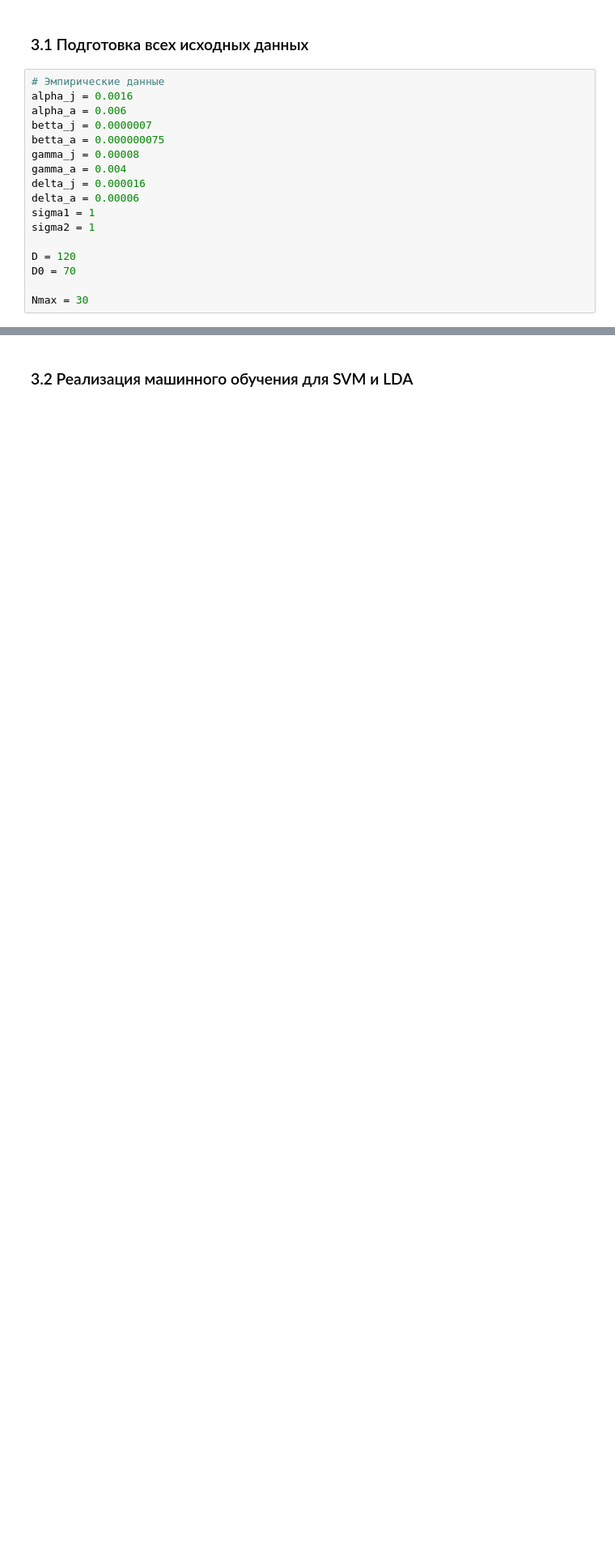
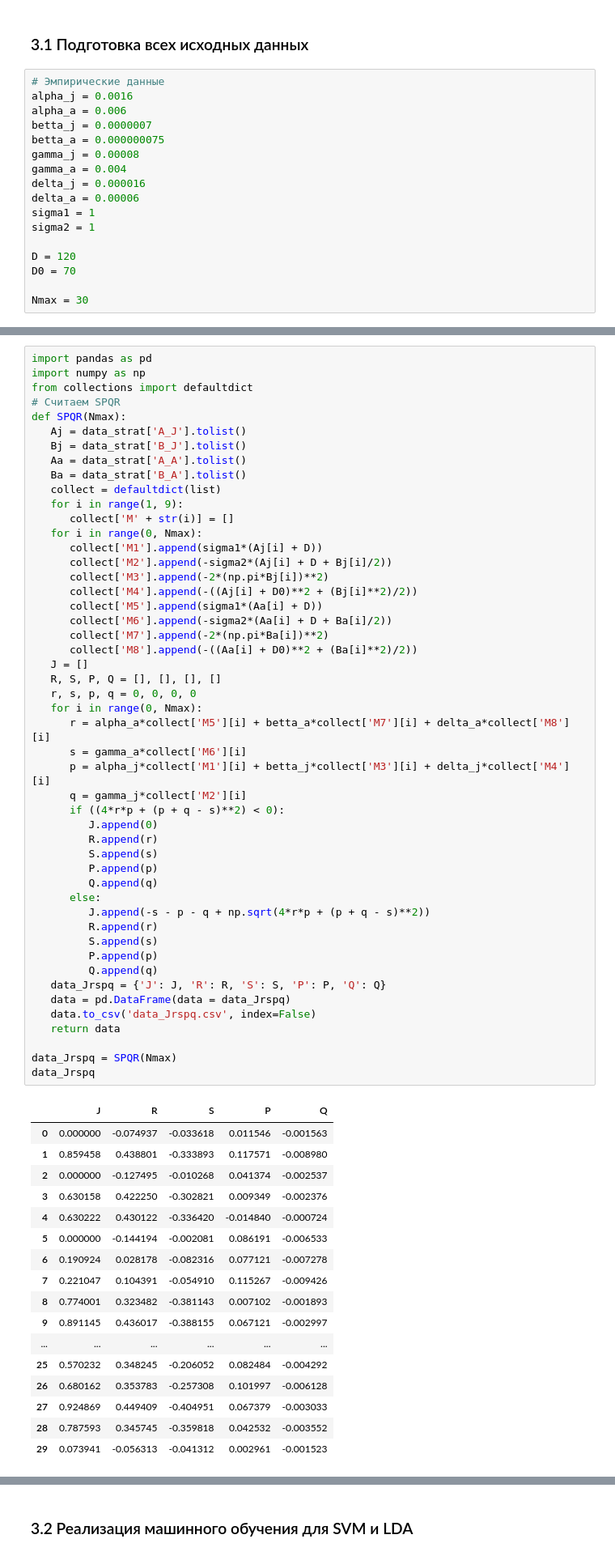
Before and after one commit to Breketov/MMPO, a Jupyter notebook: MMPO.ipynb, the cells around one changed output, grey strips where cells are left out. Shown at 81% size. Saved outputs shown, nothing was run; the diff lists cells and outputs as text; blank space fills up the shorter version.

```diff
--- a/MMPO.ipynb
+++ b/MMPO.ipynb
@@ -205,3 +205,70 @@ data_strat
+# %%
+import pandas as pd
+import numpy as np
+from collections import defaultdict
+# Считаем SPQR
+def SPQR(Nmax):
+   Aj = data_strat['A_J'].tolist()
+   Bj = data_strat['B_J'].tolist()
+   Aa = data_strat['A_A'].tolist()
+   Ba = data_strat['B_A'].tolist()
+   collect = defaultdict(list)
+   for i in range(1, 9):
+      collect['M' + str(i)] = []
+   for i in range(0, Nmax):
+      collect['M1'].append(sigma1*(Aj[i] + D))
+      collect['M2'].append(-sigma2*(Aj[i] + D + Bj[i]/2))
+      collect['M3'].append(-2*(np.pi*Bj[i])**2)
+      collect['M4'].append(-((Aj[i] + D0)**2 + (Bj[i]**2)/2))
+      collect['M5'].append(sigma1*(Aa[i] + D))
+      collect['M6'].append(-sigma2*(Aa[i] + D + Ba[i]/2))
+      collect['M7'].append(-2*(np.pi*Ba[i])**2)
+      collect['M8'].append(-((Aa[i] + D0)**2 + (Ba[i]**2)/2))
+   J = []
+   R, S, P, Q = [], [], [], []
+   r, s, p, q = 0, 0, 0, 0
+   for i in range(0, Nmax):
+      r = alpha_a*collect['M5'][i] + betta_a*collect['M7'][i] + delta_a*collect['M8'][i]
+      s = gamma_a*collect['M6'][i]
+      p = alpha_j*collect['M1'][i] + betta_j*collect['M3'][i] + delta_j*collect['M4'][i]
+      q = gamma_j*collect['M2'][i]
+      if ((4*r*p + (p + q - s)**2) < 0):
+         J.append(0)
+         R.append(r)
+         S.append(s)
+         P.append(p)
+         Q.append(q)
+      else:
+         J.append(-s - p - q + np.sqrt(4*r*p + (p + q - s)**2))
+         R.append(r)
+         S.append(s)
+         P.append(p)
+         Q.append(q)
+   data_Jrspq = {'J': J, 'R': R, 'S': S, 'P': P, 'Q': Q}
+   data = pd.DataFrame(data = data_Jrspq)
+   data.to_csv('data_Jrspq.csv', index=False)
+   return data
+
+data_Jrspq = SPQR(Nmax)
+data_Jrspq
+# %% [output]
+|  | J | R | S | P | Q |
+| 0 | 0.000000 | -0.074937 | -0.033618 | 0.011546 | -0.001563 |
+| 1 | 0.859458 | 0.438801 | -0.333893 | 0.117571 | -0.008980 |
+| 2 | 0.000000 | -0.127495 | -0.010268 | 0.041374 | -0.002537 |
+| 3 | 0.630158 | 0.422250 | -0.302821 | 0.009349 | -0.002376 |
+| 4 | 0.630222 | 0.430122 | -0.336420 | -0.014840 | -0.000724 |
+| 5 | 0.000000 | -0.144194 | -0.002081 | 0.086191 | -0.006533 |
+| 6 | 0.190924 | 0.028178 | -0.082316 | 0.077121 | -0.007278 |
+| 7 | 0.221047 | 0.104391 | -0.054910 | 0.115267 | -0.009426 |
+| 8 | 0.774001 | 0.323482 | -0.381143 | 0.007102 | -0.001893 |
+| 9 | 0.891145 | 0.436017 | -0.388155 | 0.067121 | -0.002997 |
+| ... | ... | ... | ... | ... | ... |
+| 25 | 0.570232 | 0.348245 | -0.206052 | 0.082484 | -0.004292 |
+| 26 | 0.680162 | 0.353783 | -0.257308 | 0.101997 | -0.006128 |
+| 27 | 0.924869 | 0.449409 | -0.404951 | 0.067379 | -0.003033 |
+| 28 | 0.787593 | 0.345745 | -0.359818 | 0.042532 | -0.003552 |
+| 29 | 0.073941 | -0.056313 | -0.041312 | 0.002961 | -0.001523 |
 # %%
 import numpy as np
 from collections import defaultdict
```
Also changed, not shown: parts of 16 cells of this notebook, 6 other files.
